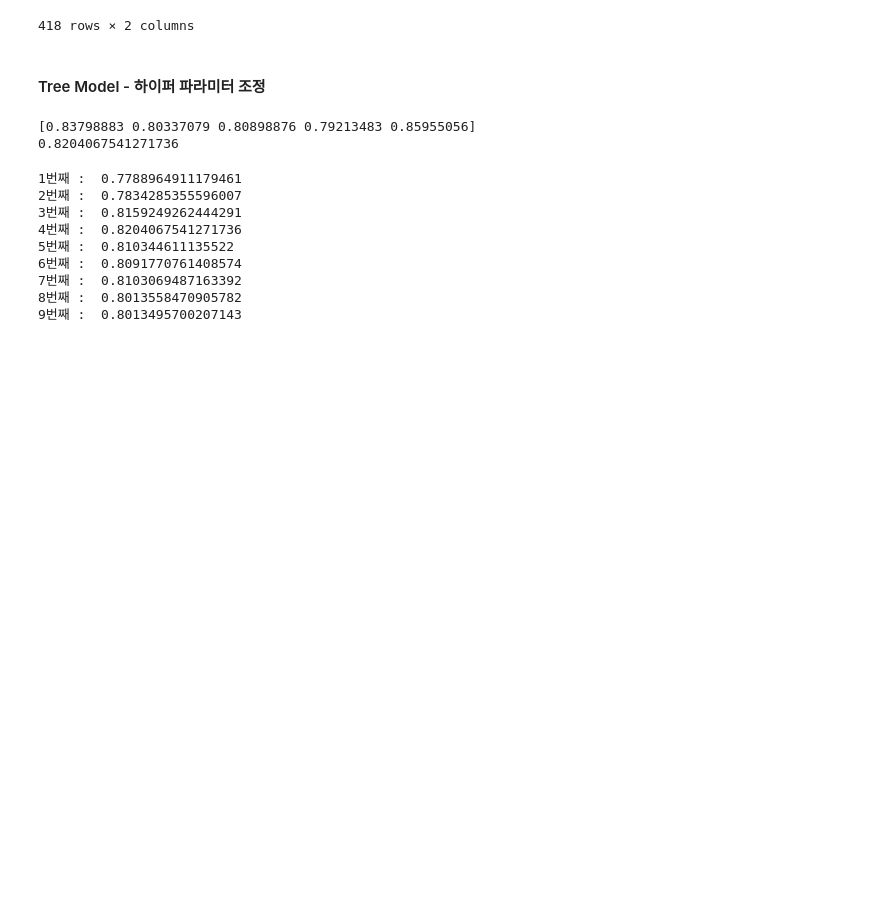
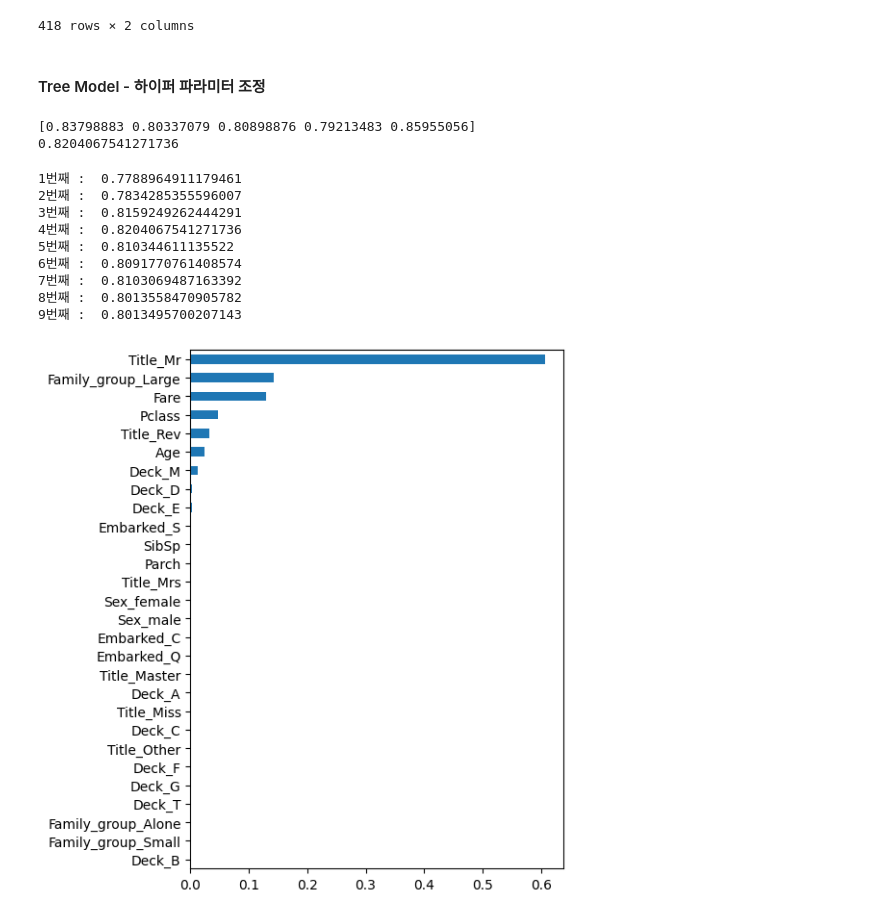
Before and after one commit to rlgus3351/Machine_Learning, a Jupyter notebook: 기초통계/ex06 titanic 생존자 예측 tree분류.ipynb, the cells around one changed output. Saved outputs shown, nothing was run; the diff lists cells and outputs as text; code cells hidden in the pictures; blank space fills up the shorter version.

```diff
--- a/기초통계/ex06 titanic 생존자 예측 tree분류.ipynb
+++ b/기초통계/ex06 titanic 생존자 예측 tree분류.ipynb
@@ -1039,3 +1039,12 @@ pre = tree_model3.predict(X_test)
 submission = pd.read_csv("./data/gender_submission.csv")
 submission['Survived'] = pre
 submission.to_csv("./kkh_sumbission02.csv", index=False)
+# %%
+# 특성 중요도
+fi = tree_model2.feature_importances_
+importance_df = pd.Series(fi, index=X_train.columns)
+plt.figure(figsize=(5,7))
+importance_df.sort_values(ascending=True).plot.barh()
+plt.show()
+# %% [output]
+[figure, added]
```
Also changed, not shown: parts of 1 cell of this notebook, 1 other file.
